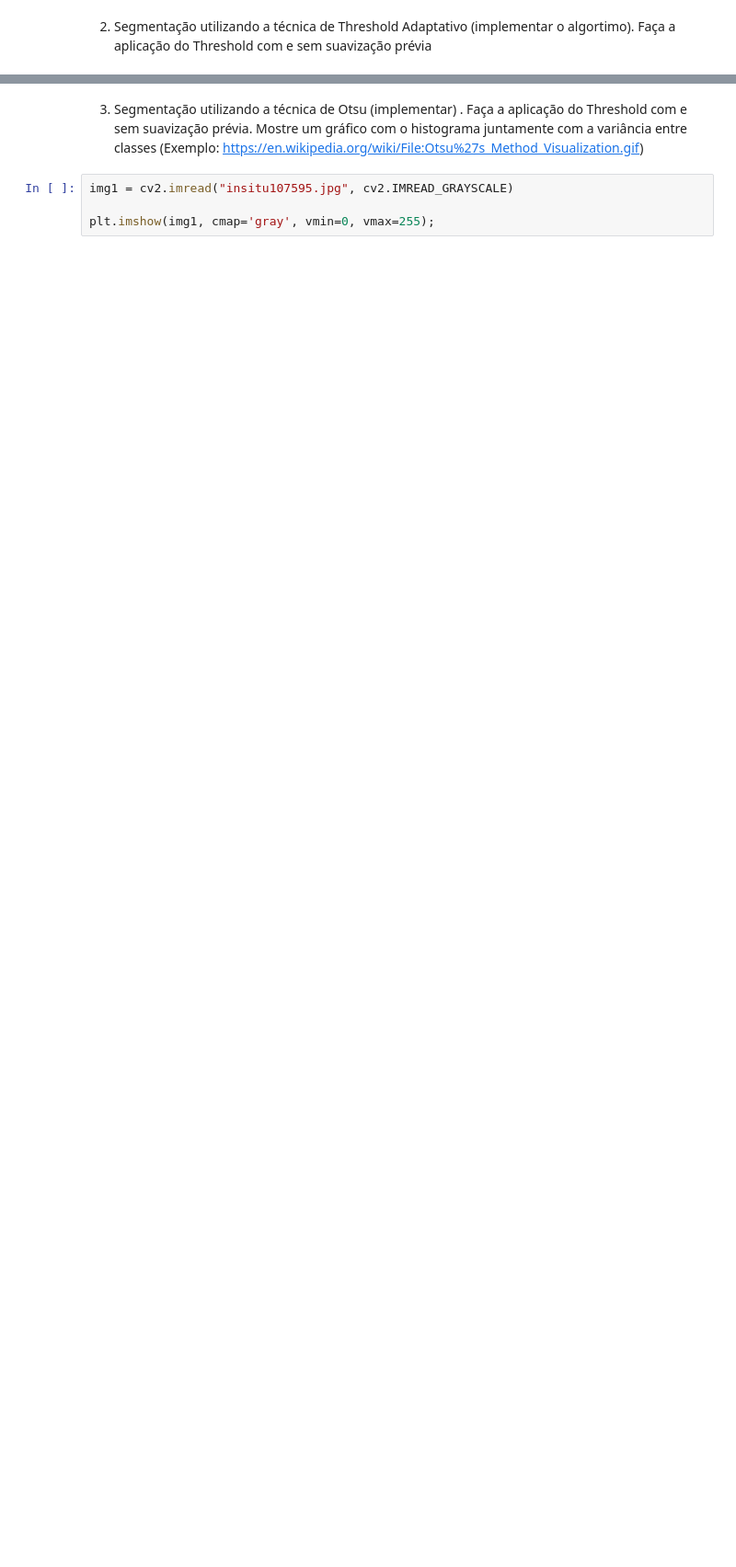
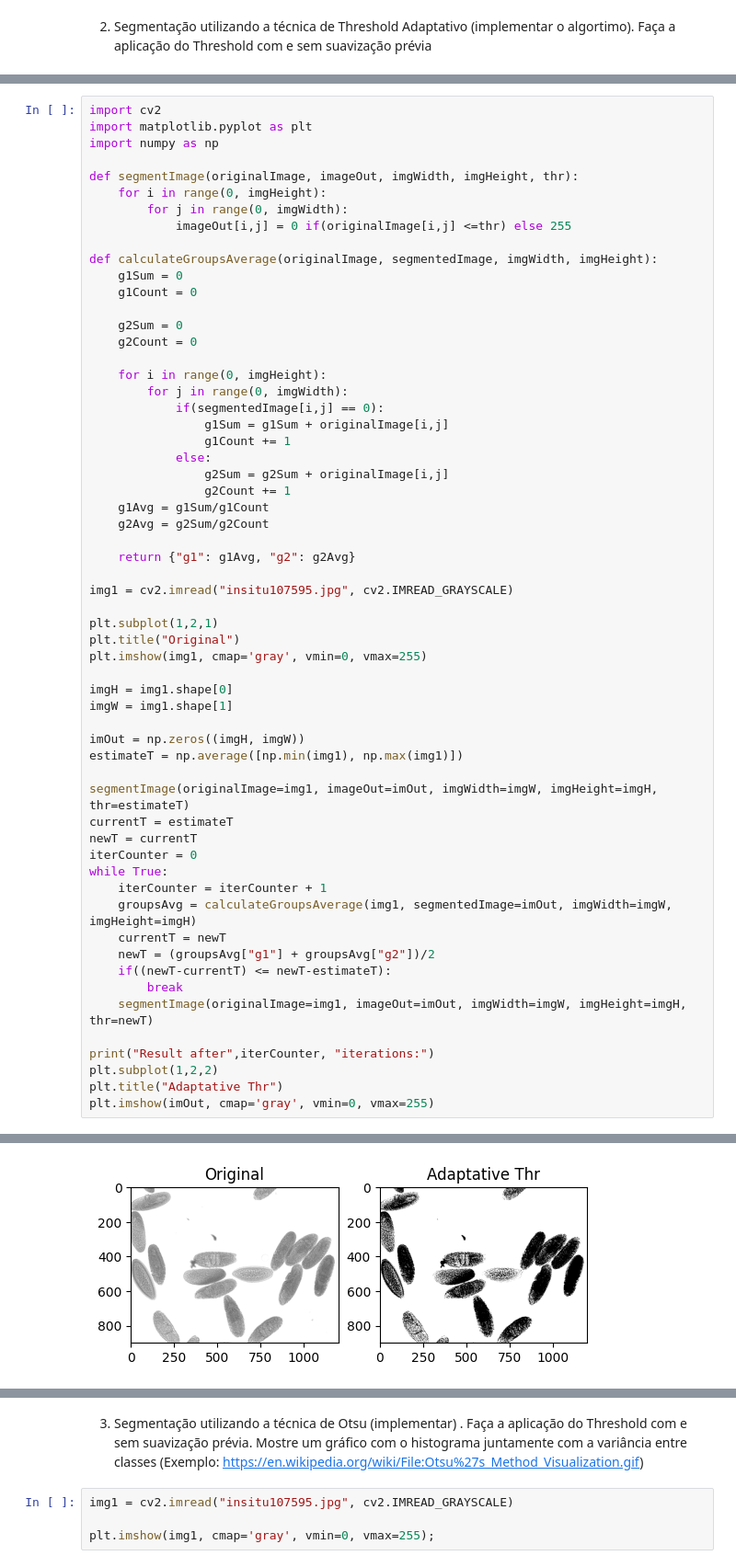
Before and after one commit to BerZeNot/gsi058_t1_paulo.gg, a Jupyter notebook: Lab06 - Thresholding/lab06.ipynb, the cells around one changed output, grey strips where cells are left out. Shown at 92% size. Saved outputs shown, nothing was run; the diff lists cells and outputs as text; blank space fills up the shorter version.

```diff
--- a/Lab06 - Thresholding/lab06.ipynb
+++ b/Lab06 - Thresholding/lab06.ipynb
@@ -56,0 +51,60 @@ plt.imshow(img1, cmap='gray', vmin=0, vmax=255);
+# %%
+import cv2
+import matplotlib.pyplot as plt
+import numpy as np
+
+def segmentImage(originalImage, imageOut, imgWidth, imgHeight, thr):
+    for i in range(0, imgHeight):
+        for j in range(0, imgWidth):
+            imageOut[i,j] = 0 if(originalImage[i,j] <=thr) else 255
+
+def calculateGroupsAverage(originalImage, segmentedImage, imgWidth, imgHeight):
+    g1Sum = 0
+    g1Count = 0
+
+    g2Sum = 0
+    g2Count = 0
+
+    for i in range(0, imgHeight):
+        for j in range(0, imgWidth):
+            if(segmentedImage[i,j] == 0):
+                g1Sum = g1Sum + originalImage[i,j]
+                g1Count += 1
+            else:
+                g2Sum = g2Sum + originalImage[i,j]
+                g2Count += 1
+    g1Avg = g1Sum/g1Count
+    g2Avg = g2Sum/g2Count
+
+    return {"g1": g1Avg, "g2": g2Avg}
+
+img1 = cv2.imread("insitu107595.jpg", cv2.IMREAD_GRAYSCALE)
+
+plt.subplot(1,2,1)
+plt.title("Original")
+plt.imshow(img1, cmap='gray', vmin=0, vmax=255)
+
+imgH = img1.shape[0]
+imgW = img1.shape[1]
+
+imOut = np.zeros((imgH, imgW))
+estimateT = np.average([np.min(img1), np.max(img1)])
+
+segmentImage(originalImage=img1, imageOut=imOut, imgWidth=imgW, imgHeight=imgH, thr=estimateT)
+currentT = estimateT
+newT = currentT
+iterCounter = 0
+while True:
+    iterCounter = iterCounter + 1
+    groupsAvg = calculateGroupsAverage(img1, segmentedImage=imOut, imgWidth=imgW, imgHeight=imgH)
+    currentT = newT
+    newT = (groupsAvg["g1"] + groupsAvg["g2"])/2
+    if((newT-currentT) <= newT-estimateT):
+        break
+    segmentImage(originalImage=img1, imageOut=imOut, imgWidth=imgW, imgHeight=imgH, thr=newT)
+
+print("Result after",iterCounter, "iterations:")
+plt.subplot(1,2,2)
+plt.title("Adaptative Thr")
+plt.imshow(imOut, cmap='gray', vmin=0, vmax=255)
+# %% [output]
@@ -56,0 +113 @@ plt.imshow(img1, cmap='gray', vmin=0, vmax=255);
+[figure, added]
```
Also changed, not shown: parts of 5 cells of this notebook.
